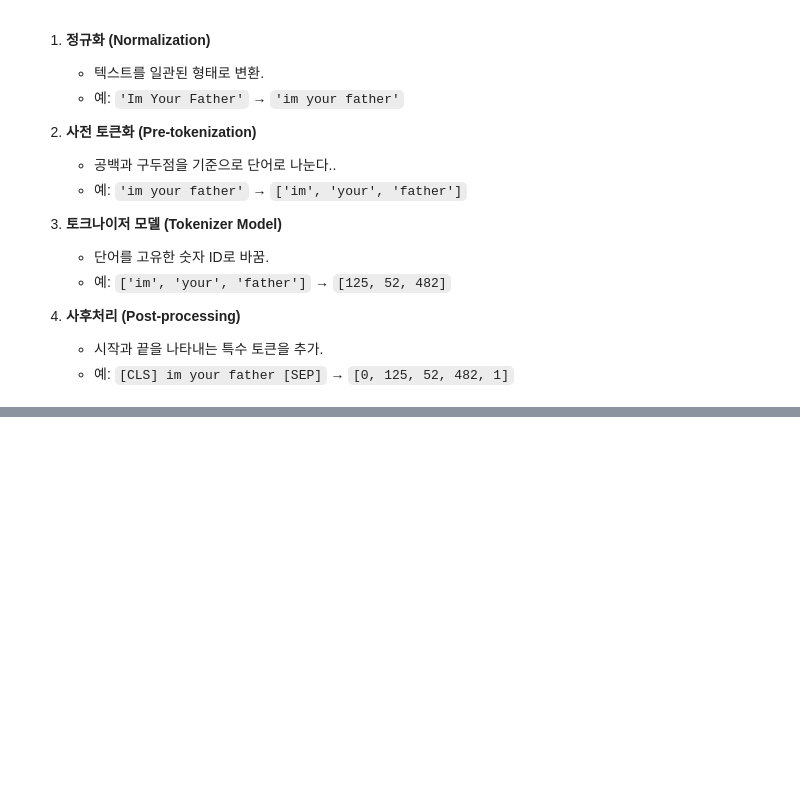
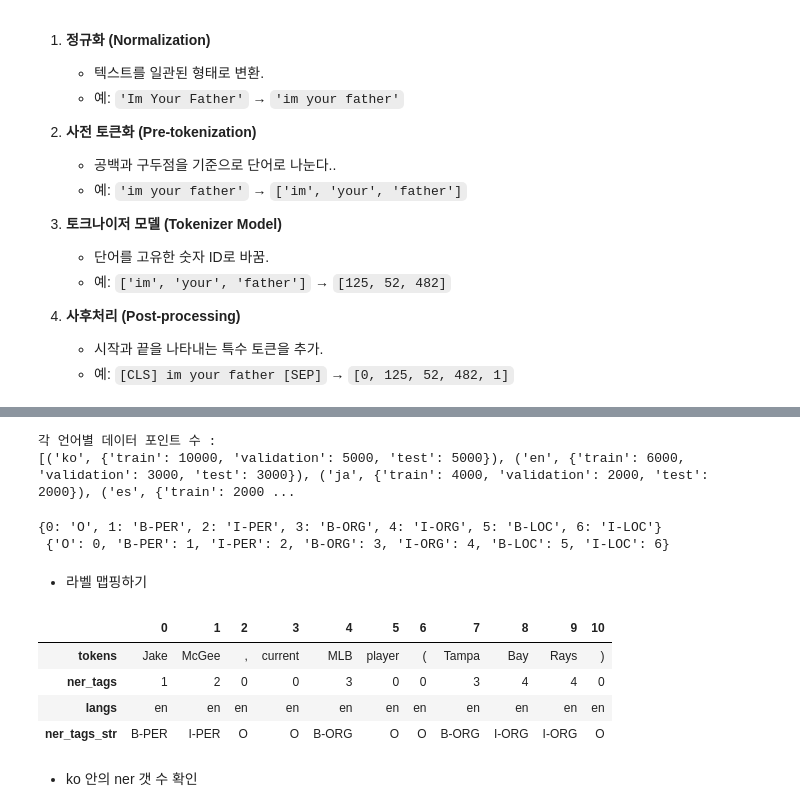
Before and after one commit to tommyjin2894/ai_study_transformer, a Jupyter notebook: 04_NER(다중_언어_개체명_인식).ipynb, the cells around one changed output, grey strips where cells are left out. Drawn from its saved outputs; the diff is of its cells as text; code cells hidden in the pictures; blank space fills up the shorter version.

```diff
--- a/04_NER(다중_언어_개체명_인식).ipynb
+++ b/04_NER(다중_언어_개체명_인식).ipynb
@@ -410,0 +199,12 @@ model = XLMRobertaForTokenClassification.from_pretrained(xlmrmodel, config=xlmr_
+# %%
+from datasets import get_dataset_config_names
+
+# xtreme 데이터셋 이름 확인
+subsets = get_dataset_config_names("xtreme")
+
+def find_lan(lan):
+    return [j for j in [i for i in subsets if "PAN-X" in i]
+                if lan in j][0]
+
+language_names = [find_lan(l) for l in ["ko", "en", "ja", "es"]]
+language_names
@@ -410,0 +215,52 @@ model = XLMRobertaForTokenClassification.from_pretrained(xlmrmodel, config=xlmr_
+# %%
+from collections import defaultdict
+from datasets import DatasetDict, load_dataset
+
+panx_ch = defaultdict(DatasetDict)
+down_sample_ratios = [0.5, 0.3, 0.2, 0.1] #현실 데이터 와 같이 데이터 불균형 만들기
+# 데이터 셋 로드
+
+for l, down_sample_ratio in zip(language_names, down_sample_ratios):
+    l_name = (l.split('.')[-1])
+    down_sample = load_dataset("xtreme", name=l)
+
+    for split in down_sample:
+        # 선택할 데이터 포인트의 수
+        num_datas = int(down_sample[split].num_rows * down_sample_ratio)
+        panx_ch[l_name][split] = down_sample[split].shuffle(seed=42).select(range(num_datas))
+# %%
+print(f"""각 언어별 데이터 포인트 수 :
+{[(j,panx_ch[j].num_rows) for j in [i for i in panx_ch]]}""")
+# %% [output]
+각 언어별 데이터 포인트 수 :
+[('ko', {'train': 10000, 'validation': 5000, 'test': 5000}), ('en', {'train': 6000, 'validation': 3000, 'test': 3000}), ('ja', {'train': 4000, 'validation': 2000, 'test': 2000}), ('es', {'train': 2000 ...
+# %%
+labels = panx_ch["ko"]["train"].features["ner_tags"].feature.names
+
+i2l = {k:v for k,v in enumerate(labels)}
+l2i = {v:k for k,v in enumerate(labels)}
+
+print(i2l,"\n",l2i)
+# %% [output]
+{0: 'O', 1: 'B-PER', 2: 'I-PER', 3: 'B-ORG', 4: 'I-ORG', 5: 'B-LOC', 6: 'I-LOC'}
+ {'O': 0, 'B-PER': 1, 'I-PER': 2, 'B-ORG': 3, 'I-ORG': 4, 'B-LOC': 5, 'I-LOC': 6}
+# %% [markdown]
+- 라벨 맵핑하기
+# %%
+ner_tags_str = lambda bs : {"ner_tags_str" :([[i2l[i] for i in b] for b in bs["ner_tags"]])}
+
+for l in ["ko", "en", "ja", "es"]:
+    panx_ch[l] = (panx_ch[l]
+                    .map(ner_tags_str,
+                    batch_size= 100, batched=True))
+# %%
+import pandas as pd
+pd.DataFrame(panx_ch["en"]["train"][122]).T
+# %% [output]
+|  | 0 | 1 | 2 | 3 | 4 | 5 | 6 | 7 | 8 | 9 | 10 |
+| tokens | Jake | McGee | , | current | MLB | player | ( | Tampa | Bay | Rays | ) |
+| ner_tags | 1 | 2 | 0 | 0 | 3 | 0 | 0 | 3 | 4 | 4 | 0 |
+| langs | en | en | en | en | en | en | en | en | en | en | en |
+| ner_tags_str | B-PER | I-PER | O | O | B-ORG | O | O | B-ORG | I-ORG | I-ORG | O |
+# %% [markdown]
+- ko 안의 ner 갯 수 확인
```
Also changed, not shown: parts of 67 cells of this notebook, 4 other files.
